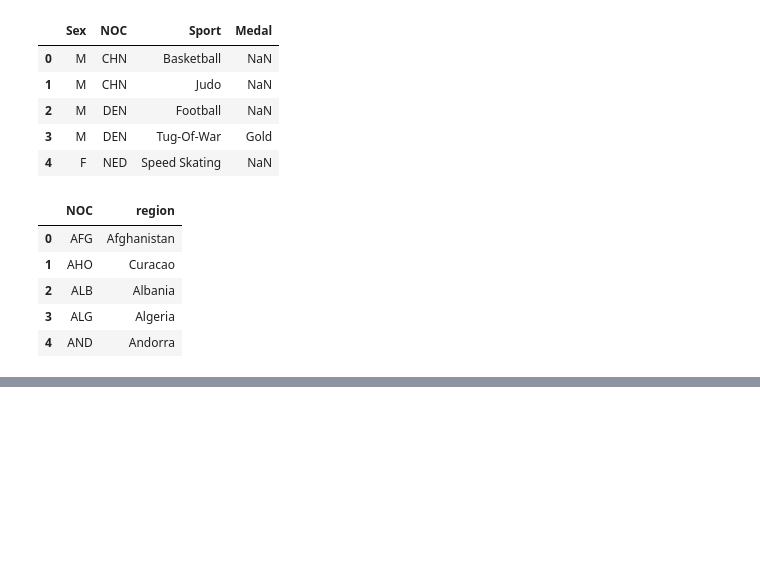
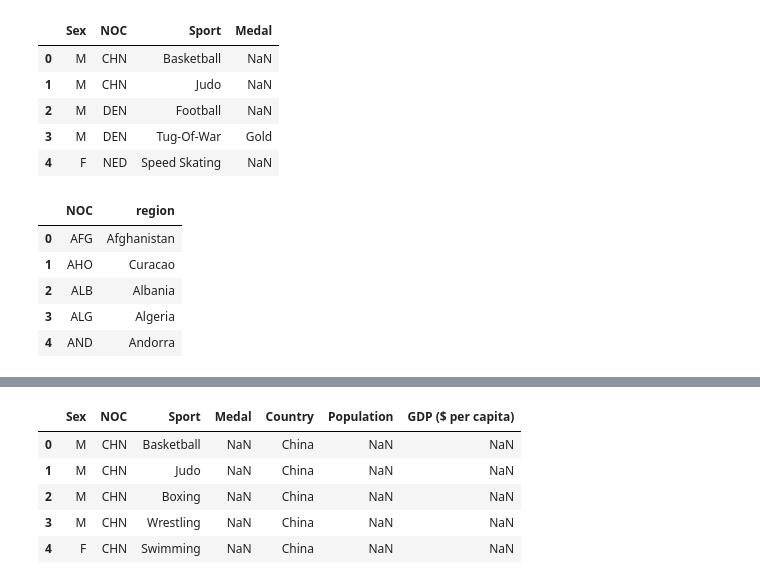
Before and after one commit to alpeshpatelgwu/etl_congressional, a Jupyter notebook: Olympics ETL.ipynb, the cells around one changed output, grey strips where cells are left out. Cells and saved outputs as stored; diff of their text form; code cells hidden in the pictures; blank space fills up the shorter version.

```diff
--- a/Olympics ETL.ipynb
+++ b/Olympics ETL.ipynb
@@ -59,0 +158,11 @@ countries_df.head()
+# %%
+join_outer = pd.merge(athlete_events_noc_df, countries_df, on="Country", how='outer')
+# %%
+join_outer.head()
+# %% [output]
+|  | Sex | NOC | Sport | Medal | Country | Population | GDP ($ per capita) |
+| 0 | M | CHN | Basketball | NaN | China | NaN | NaN |
+| 1 | M | CHN | Judo | NaN | China | NaN | NaN |
+| 2 | M | CHN | Boxing | NaN | China | NaN | NaN |
+| 3 | M | CHN | Wrestling | NaN | China | NaN | NaN |
+| 4 | F | CHN | Swimming | NaN | China | NaN | NaN |
```
Also changed, not shown: parts of 18 cells of this notebook, 1 other file.
